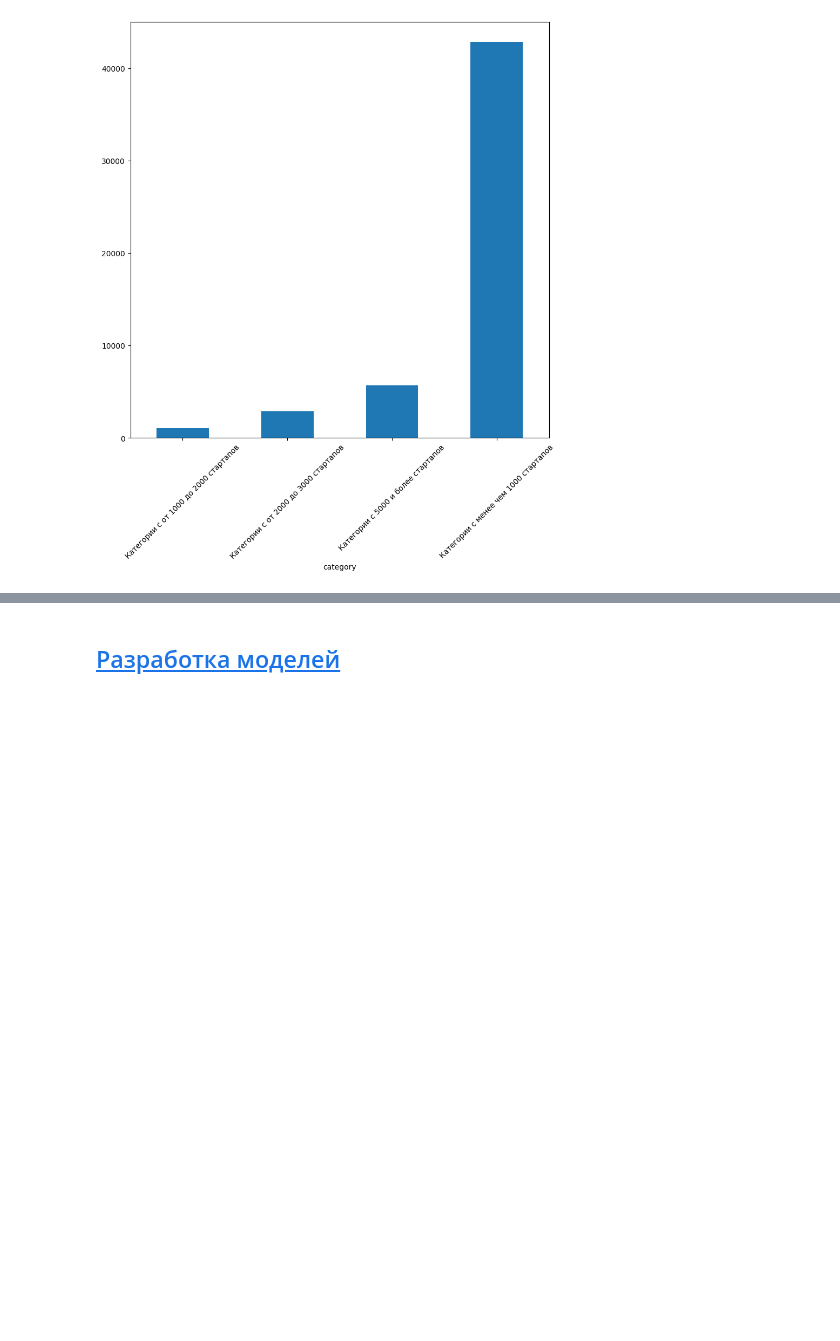
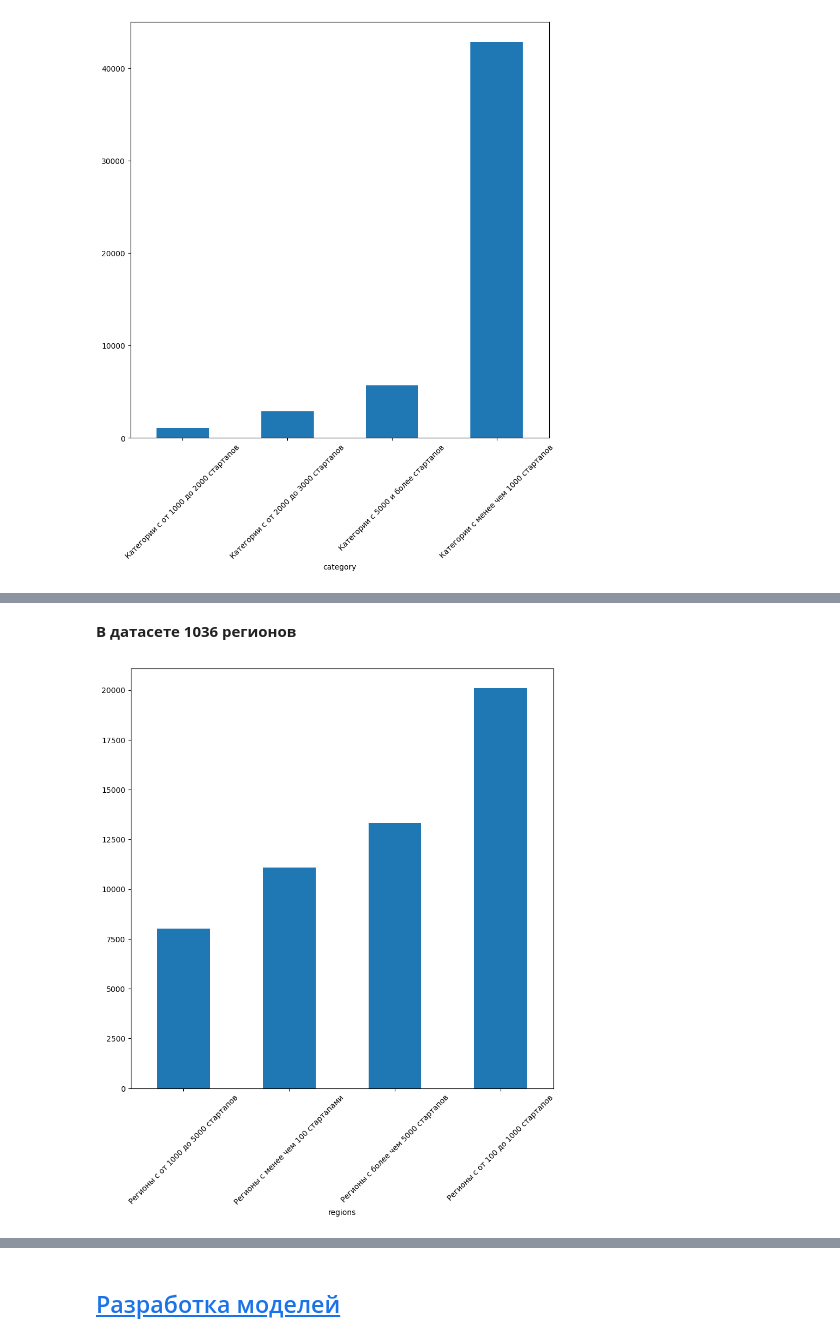
Before and after one commit to VladimirEis/masterskaya_project, a Jupyter notebook: masterskaya_project.ipynb, the cells around one changed output, grey strips where cells are left out. Cells and saved outputs as stored; diff of their text form; code cells hidden in the pictures; blank space fills up the shorter version.

```diff
--- a/masterskaya_project.ipynb
+++ b/masterskaya_project.ipynb
@@ -882,0 +906,32 @@ startups_train['countries'] = startups_train['country_code'].apply(less_countrie
+# %% [markdown]
+**В датасете 1036 регионов**
+# %%
+def less_regions(region):
+    if startups_train.loc[startups_train["region"] == region]["region"].count() < 100:
+        return "Регионы с менее чем 100 стартапами"
+    elif (
+        100
+        <= startups_train.loc[startups_train["region"] == region]["region"].count()
+        < 1000
+    ):
+        return "Регионы с от 100 до 1000 стартапов"
+    elif (
+        1000
+        <= startups_train.loc[startups_train["region"] == region]["region"].count()
+        < 5000
+    ):
+        return "Регионы с от 1000 до 5000 стартапов"
+    else:
+        return "Регионы с более чем 5000 стартапов"
+# %%
+startups_train["regions"] = startups_train["region"].apply(less_regions)
+# %%
+startups_train = startups_train.drop("region", axis=1)
+# %%
+startups_train.groupby("regions")["name"].count().sort_values().plot(
+    kind="bar", figsize=(10, 10)
+)
+plt.xticks(rotation=45)
+plt.show()
+# %% [output]
+[figure, added]
```
Also changed, not shown: parts of 65 cells of this notebook.
